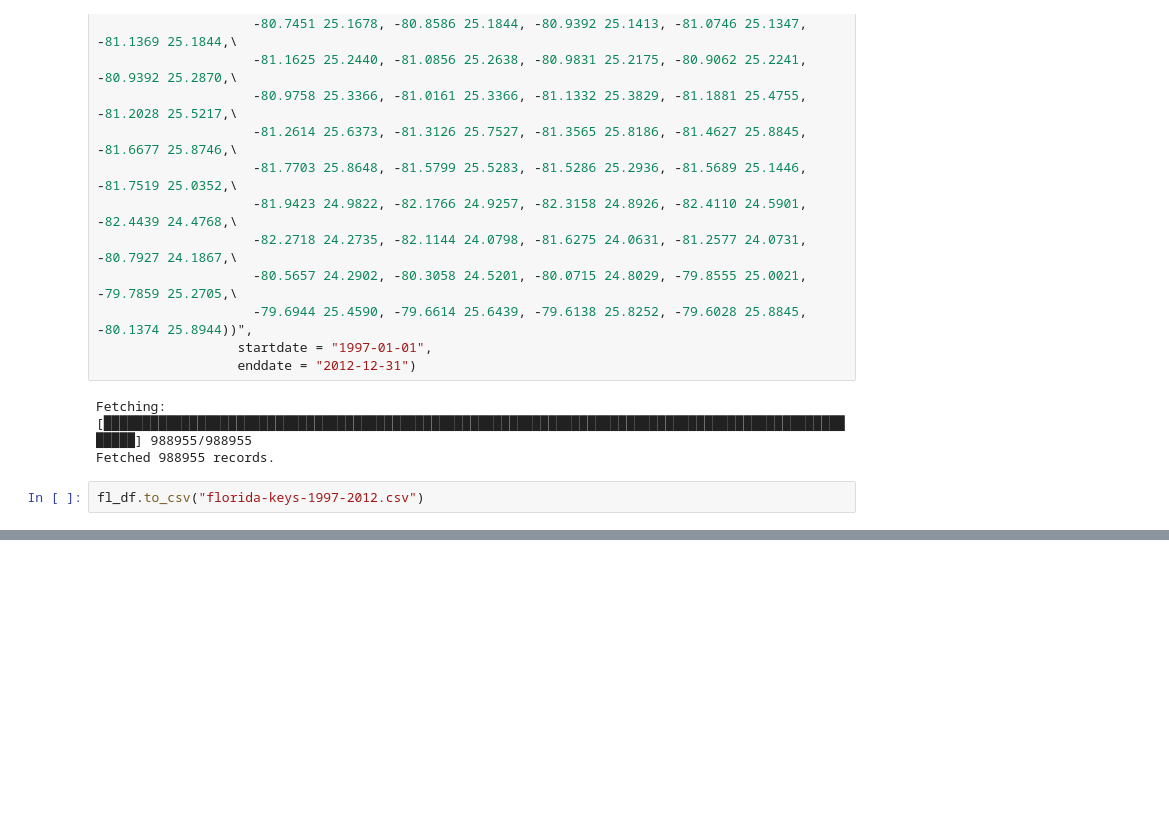
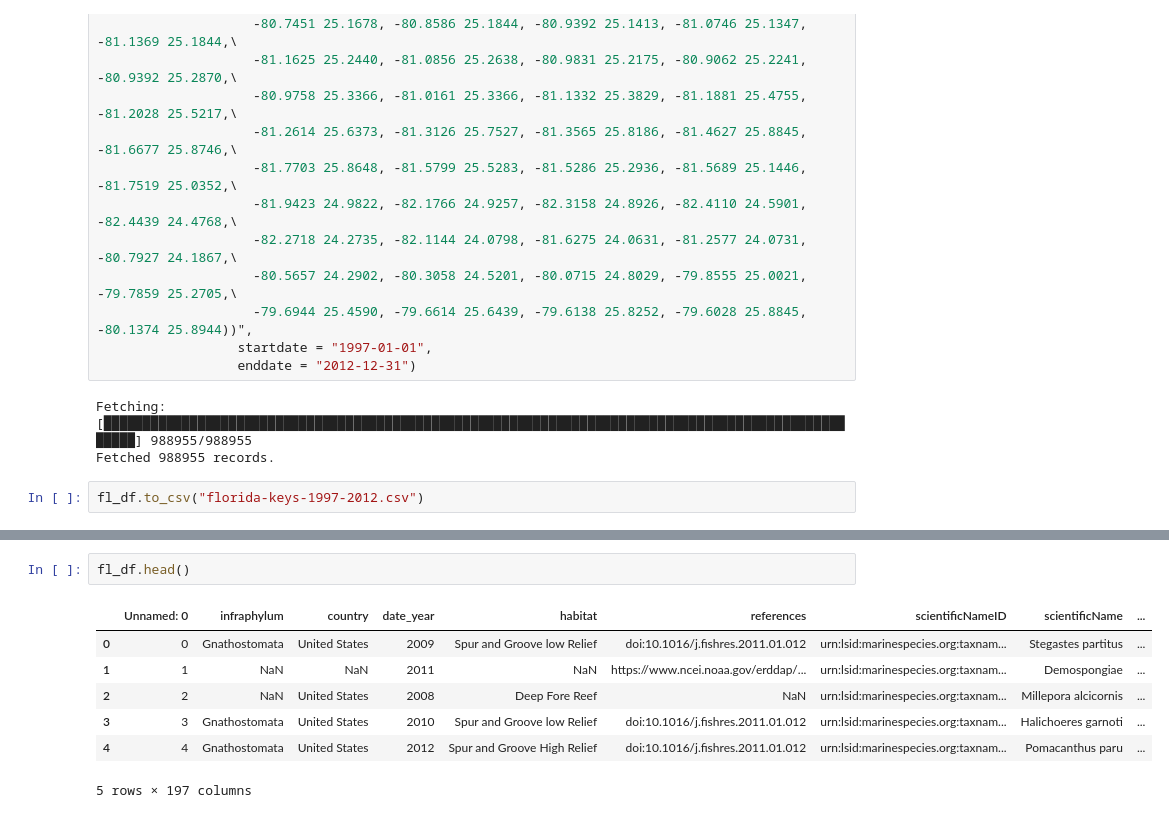
Before and after one commit to ayushanand18/obis-research, a Jupyter notebook: notebooks/roi-investigation.ipynb, the cells around one changed output, grey strips where cells are left out. Drawn from its saved outputs; the diff is of its cells as text; blank space fills up the shorter version.

```diff
--- a/notebooks/roi-investigation.ipynb
+++ b/notebooks/roi-investigation.ipynb
@@ -101,0 +121,10 @@ Let's save this csv data file to kaggle storage, and commit this notebook so tha
+# %%
+fl_df.head()
+# %% [output]
+|  | Unnamed: 0 | infraphylum | country | date_year | habitat | references | scientificNameID | scientificName | ... |
+| 0 | 0 | Gnathostomata | United States | 2009 | Spur and Groove low Relief | doi:10.1016/j.fishres.2011.01.012 | urn:lsid:marinespecies.org:taxnam... | Stegastes partitus | ... |
+| 1 | 1 | NaN | NaN | 2011 | NaN | https://www.ncei.noaa.gov/erddap/... | urn:lsid:marinespecies.org:taxnam... | Demospongiae | ... |
+| 2 | 2 | NaN | United States | 2008 | Deep Fore Reef | NaN | urn:lsid:marinespecies.org:taxnam... | Millepora alcicornis | ... |
+| 3 | 3 | Gnathostomata | United States | 2010 | Spur and Groove low Relief | doi:10.1016/j.fishres.2011.01.012 | urn:lsid:marinespecies.org:taxnam... | Halichoeres garnoti | ... |
+| 4 | 4 | Gnathostomata | United States | 2012 | Spur and Groove High Relief | doi:10.1016/j.fishres.2011.01.012 | urn:lsid:marinespecies.org:taxnam... | Pomacanthus paru | ... |
+5 rows × 197 columns
```
Also changed, not shown: parts of 9 cells of this notebook.
